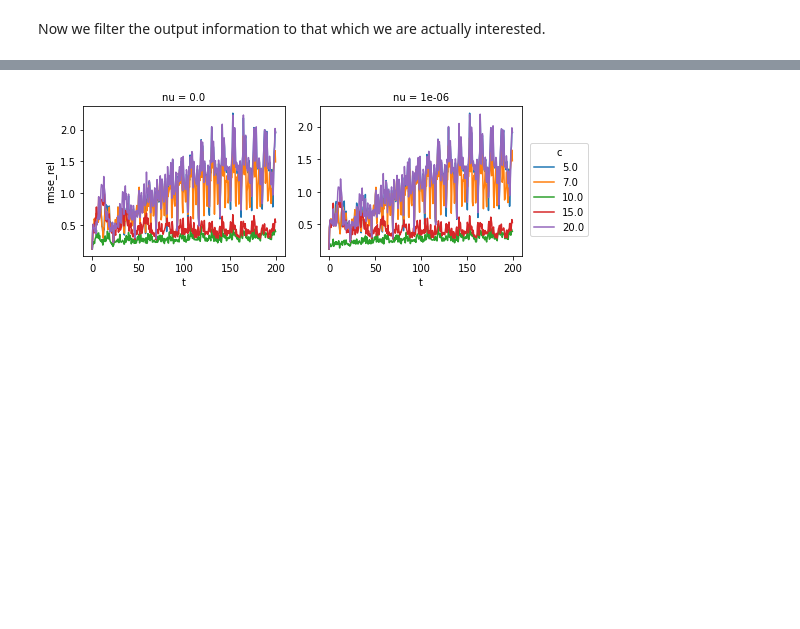
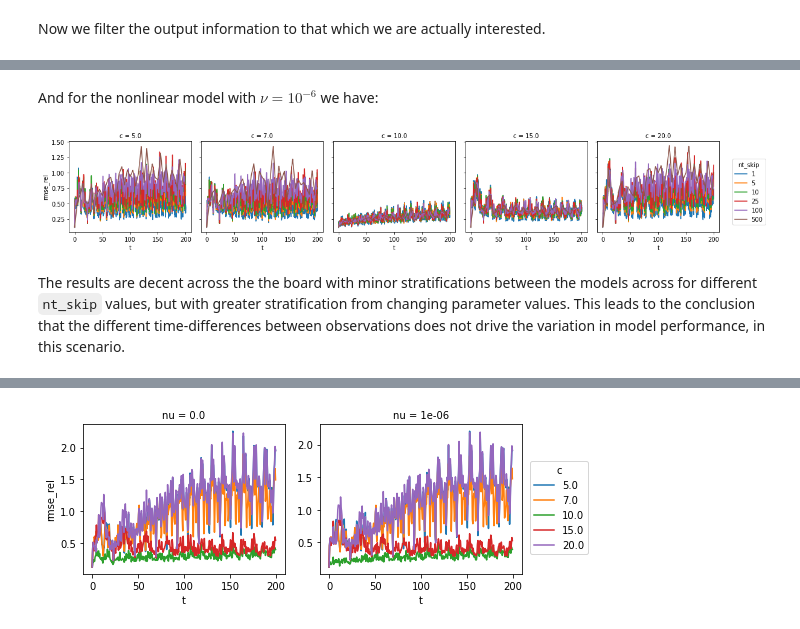
Before and after one commit to connor-duffin/sswfe, a Jupyter notebook: docs/swe-filter-1d-bump-misspecified-comparison.ipynb, the cells around one changed output, grey strips where cells are left out. Cells and saved outputs as stored; diff of their text form; code cells hidden in the pictures; blank space fills up the shorter version.

```diff
--- a/docs/swe-filter-1d-bump-misspecified-comparison.ipynb
+++ b/docs/swe-filter-1d-bump-misspecified-comparison.ipynb
@@ -115,0 +135,10 @@ errors_nonlinear = errors_nonlinear.isel(c=[0, 1, 2, 5, 6])
+# %% [markdown]
+And for the nonlinear model with $\nu = 10^{-6}$ we have:
+# %%
+errors_nonlinear.rmse_rel.isel(nu=1).interpolate_na(dim="t").plot(
+    hue="nt_skip", col="c", sharey=True)
+plt.show()
+# %% [output]
+[figure, added]
+# %% [markdown]
+The results are decent across the the board with minor stratifications between the models across for different `nt_skip` values, but with greater stratification from changing parameter values. This leads to the conclusion that the different time-differences between observations does not drive the variation in model performance, in this scenario.
```
Also changed, not shown: parts of 19 cells of this notebook, 4 other files.
